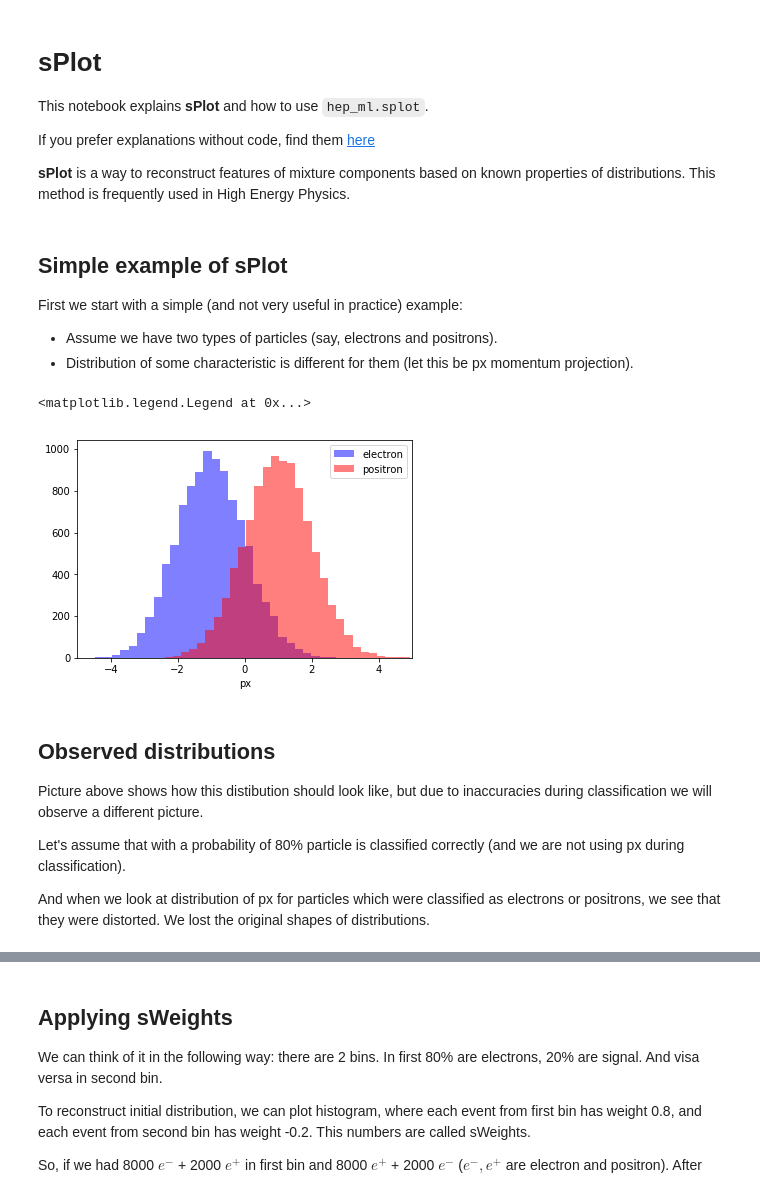
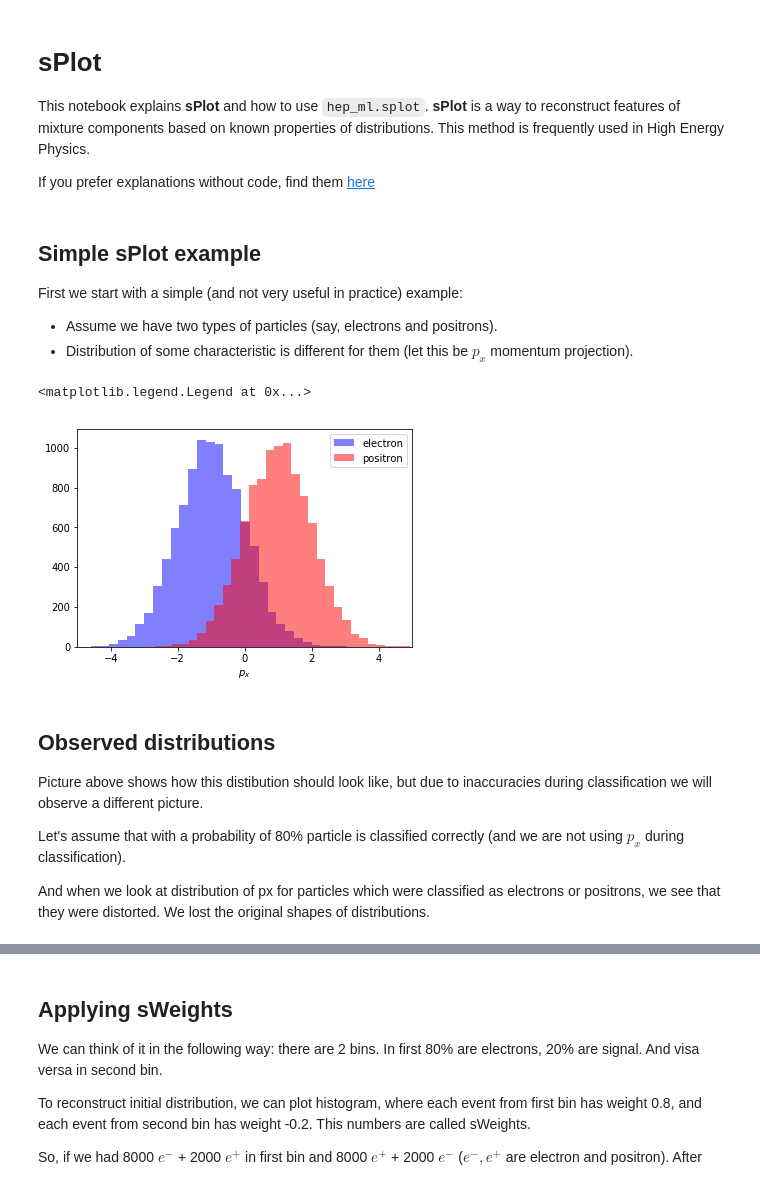
Before and after one commit to arogozhnikov/hep_ml, a Jupyter notebook: notebooks/sPlot.ipynb, the cells around one changed output, grey strips where cells are left out. Cells and saved outputs as stored; diff of their text form; code cells hidden in the pictures.

```diff
--- a/notebooks/sPlot.ipynb
+++ b/notebooks/sPlot.ipynb
@@ -2,10 +2,9 @@
 # sPlot
 
 This notebook explains __sPlot__ and how to use `hep_ml.splot`.
+__sPlot__ is a way to reconstruct features of mixture components based on known properties of distributions. This method is frequently used in High Energy Physics.
 
 If you prefer explanations without code, find them [here](http://arogozhnikov.github.io/2015/10/07/splot.html)
-
-__sPlot__ is a way to reconstruct features of mixture components based on known properties of distributions. This method is frequently used in High Energy Physics.
 # %%
 import numpy
 from matplotlib import pyplot as plt
@@ -14,27 +13,27 @@ size = 10000
 sig_data = numpy.random.normal(-1, 1, size=size)
 bck_data = numpy.random.normal(1, 1, size=size)
 # %% [markdown]
-## Simple example of sPlot
+## Simple sPlot example
 
 First we start with a simple (and not very useful in practice) example:
 
 - Assume we have two types of particles (say, electrons and positrons).
-- Distribution of some characteristic is different for them (let this be px momentum projection).
+- Distribution of some characteristic is different for them (let this be $p_x$ momentum projection).
 # %%
 plt.hist(sig_data, color='b', alpha=0.5, bins=30, label='electron')
 plt.hist(bck_data, color='r', alpha=0.5, bins=30, label='positron')
-plt.xlim(-5, 5), plt.xlabel('px')
+plt.xlim(-5, 5), plt.xlabel('$p_x$')
 plt.legend()
 # %% [output]
 <matplotlib.legend.Legend at 0x...>
-[figure, old version]
+[figure, new version]
 # %% [markdown]
 ## Observed distributions
 
 Picture above shows how this distibution should look like,
 but due to inaccuracies during classification we will observe a different picture.
 
-Let's assume that with a probability of 80% particle is classified correctly (and we are not using px during classification).
+Let's assume that with a probability of 80% particle is classified correctly (and we are not using $p_x$ during classification).
 
 And when we look at distribution of px for particles which were classified as electrons or positrons, we see that they were distorted.
 We lost the original shapes of distributions.
```
Also changed, not shown: parts of 22 cells of this notebook, 1 other file.
